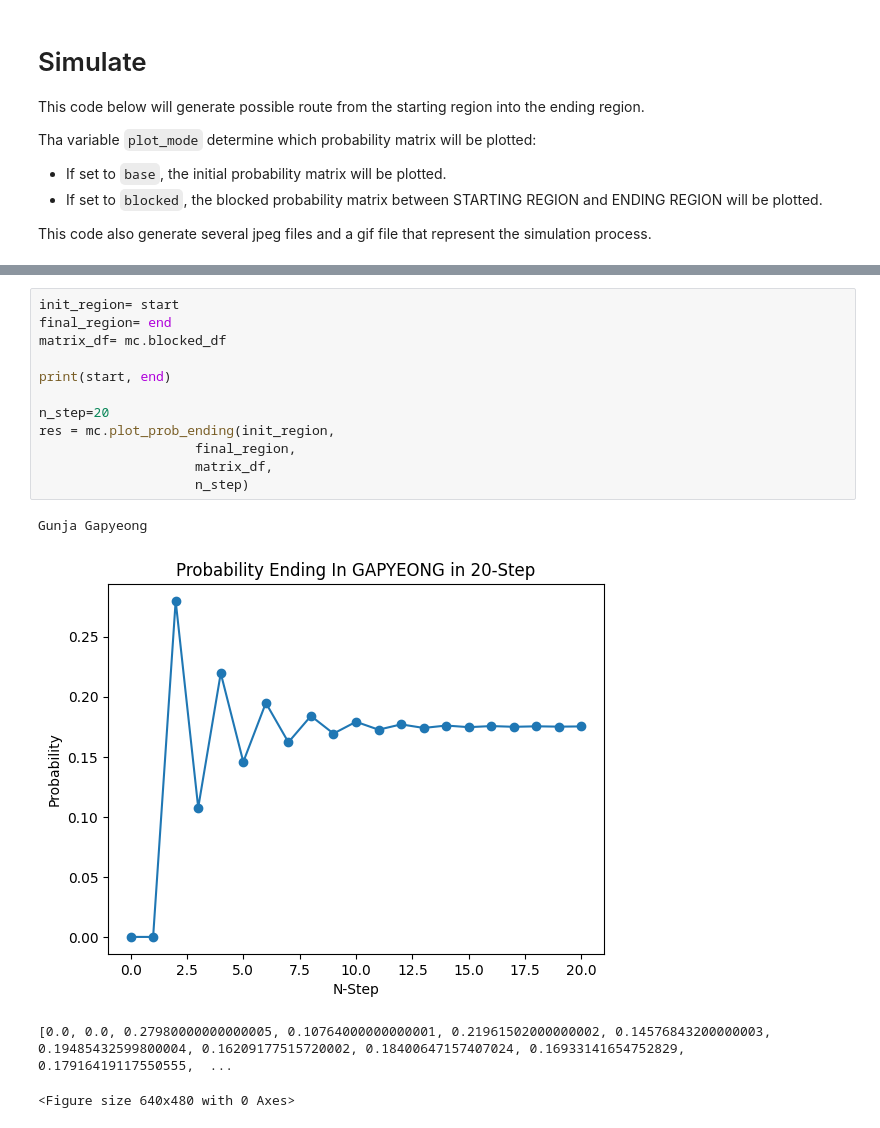
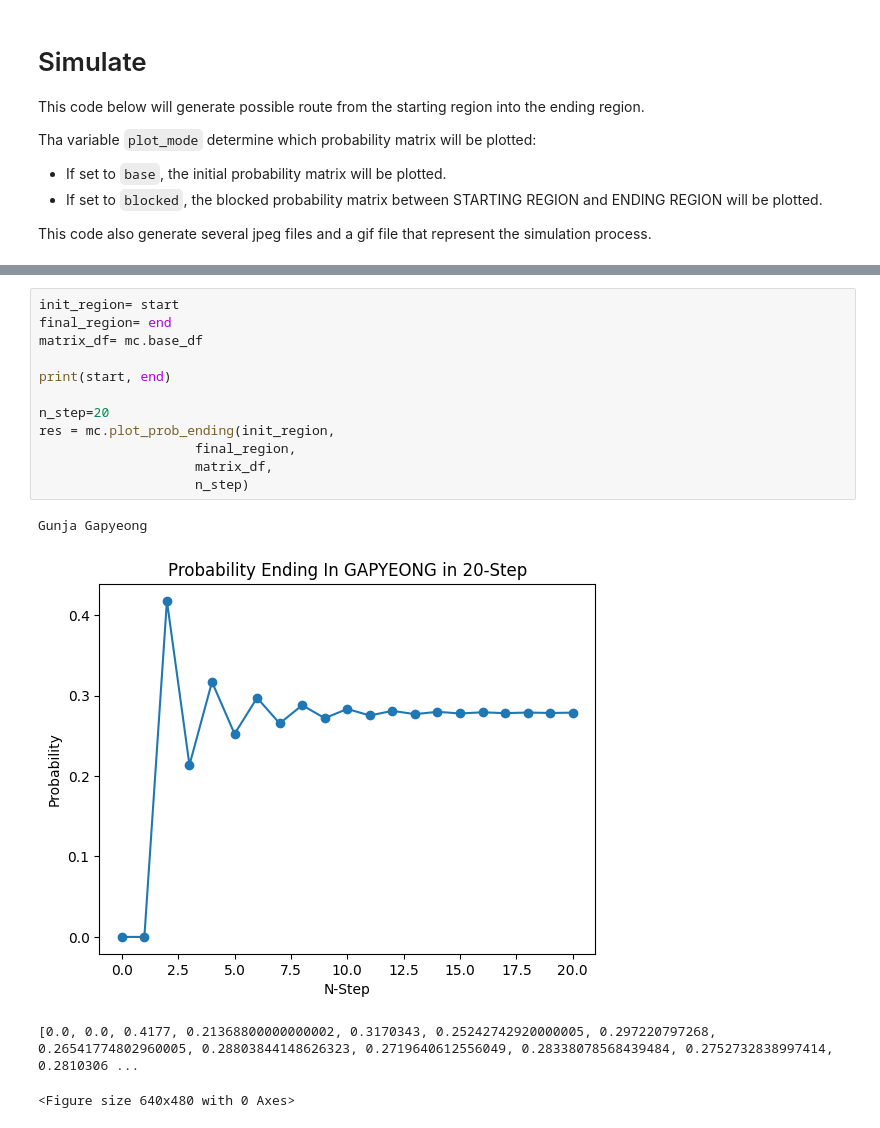
Before and after one commit to ardiantovn/markovchain, a Jupyter notebook: markovchain.ipynb, the cells around one changed output, grey strips where cells are left out. Drawn from its saved outputs; the diff is of its cells as text.

```diff
--- a/markovchain.ipynb
+++ b/markovchain.ipynb
@@ -96,17 +108,17 @@ This code below will present a graph of probability of ending in a region in n-s
 # %%
 init_region= start
 final_region= end
-matrix_df= mc.blocked_df
+matrix_df= mc.base_df
 
 print(start, end)
 
 n_step=20
 res = mc.plot_prob_ending(init_region,
                     final_region,
                     matrix_df,
                     n_step)
 # %% [output]
 Gunja Gapyeong
-[figure, old version]
+[figure, new version]
-[0.0, 0.0, 0.27980000000000005, 0.10764000000000001, 0.21961502000000002, 0.14576843200000003, 0.19485432599800004, 0.16209177515720002, 0.18400647157407024, 0.16933141654752829, 0.17916419117550555,  ...
+[0.0, 0.0, 0.4177, 0.21368800000000002, 0.3170343, 0.25242742920000005, 0.297220797268, 0.26541774802960005, 0.28803844148626323, 0.2719640612556049, 0.28338078568439484, 0.2752732838997414, 0.2810306 ...
 <Figure size 640x480 with 0 Axes>
```
Also changed, not shown: parts of 3 cells of this notebook, 44 other files.
